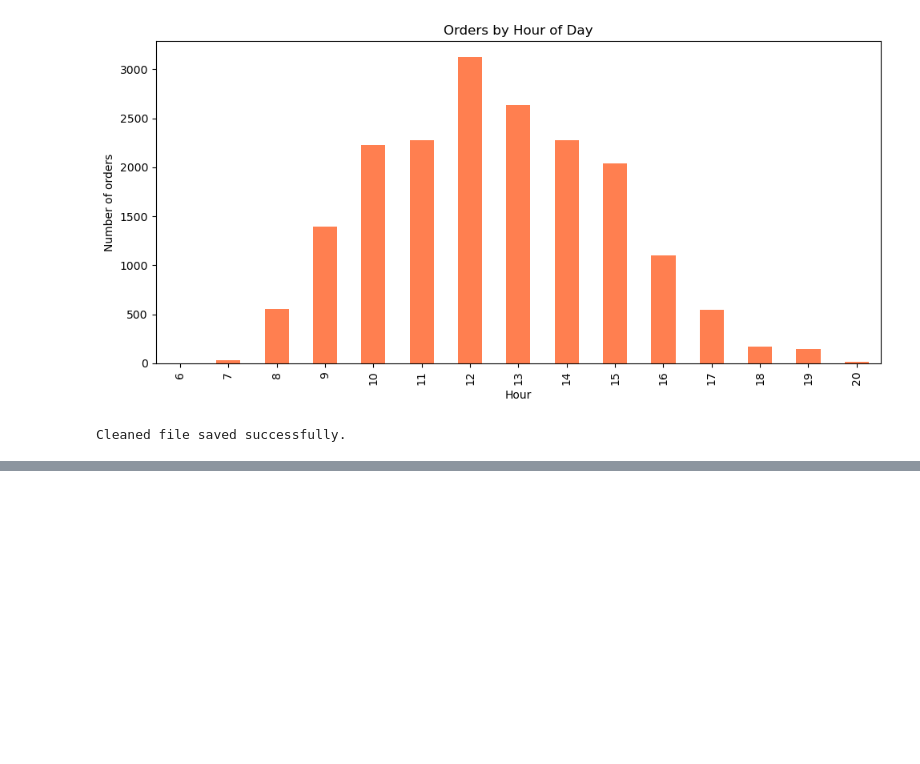
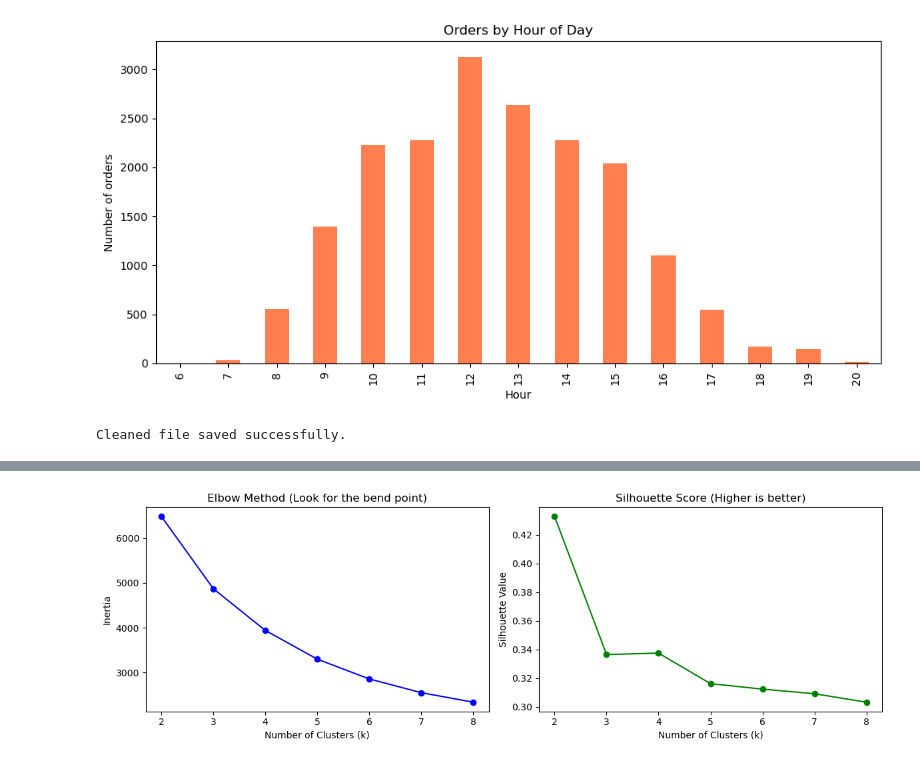
Before and after one commit to Dasari-Pallavi/ecommerce-customer-product-analytics, a Jupyter notebook: notebooks/analysis.ipynb, the cells around one changed output, grey strips where cells are left out. Cells and saved outputs as stored; diff of their text form; code cells hidden in the pictures; blank space fills up the shorter version.

```diff
--- a/notebooks/analysis.ipynb
+++ b/notebooks/analysis.ipynb
@@ -165,0 +214,29 @@ print("Cleaned data file saved successfully in data/ folder.")
+# %%
+from sklearn.cluster import KMeans
+from sklearn.metrics import silhouette_score
+
+inertia, sil = [], []
+K = range(2, 9)
+
+# Iteratively evaluate variance and cohesion metrics for cluster ranges
+for k in K:
+    km = KMeans(n_clusters=k, random_state=42, n_init=10).fit(X_scaled)
+    inertia.append(km.inertia_)
+    sil.append(silhouette_score(X_scaled, km.labels_))
+
+# Plot evaluation metrics dashboard
+fig, ax = plt.subplots(1, 2, figsize=(12, 4))
+ax[0].plot(K, inertia, marker="o", color="blue")
+ax[0].set_title("Elbow Method (Look for the bend point)")
+ax[0].set_xlabel("Number of Clusters (k)")
+ax[0].set_ylabel("Inertia")
+
+ax[1].plot(K, sil, marker="o", color="green")
+ax[1].set_title("Silhouette Score (Higher is better)")
+ax[1].set_xlabel("Number of Clusters (k)")
+ax[1].set_ylabel("Silhouette Value")
+plt.tight_layout()
+plt.savefig("../images/choose_k.png", dpi=150)
+plt.show()
+# %% [output]
+[figure, added]
```
Also changed, not shown: parts of 10 cells of this notebook, 4 other files.
